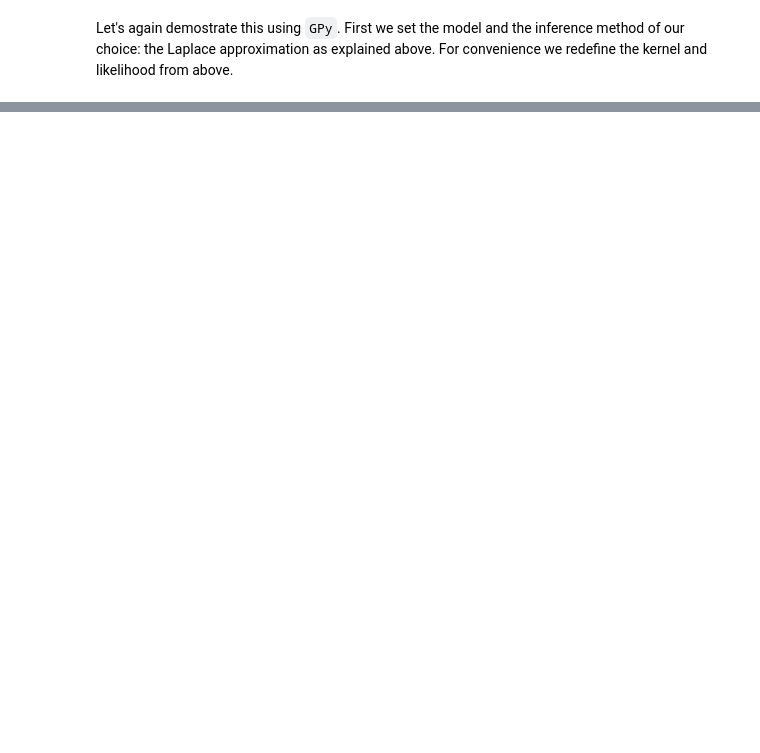
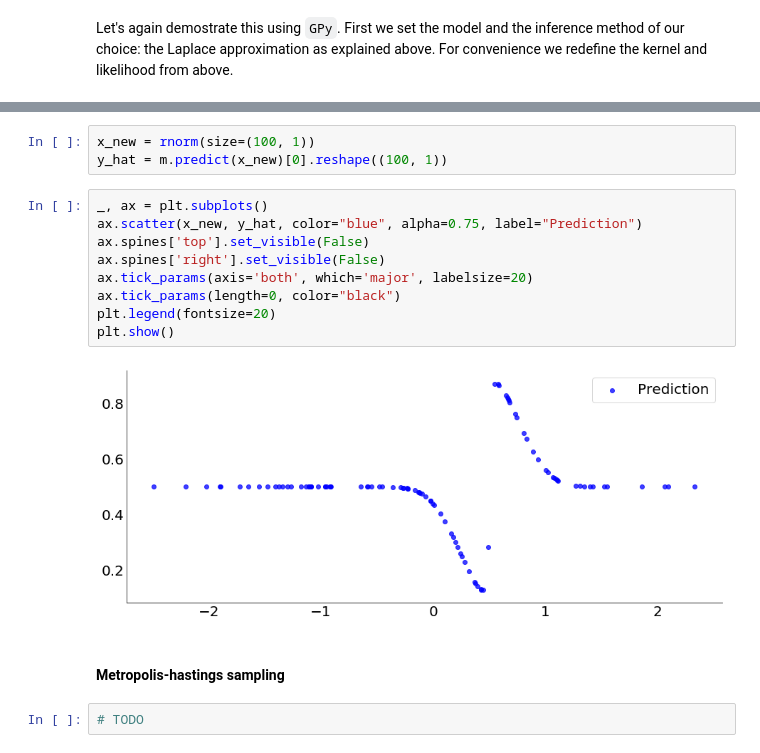
Before and after one commit to dirmeier/etudes, a Jupyter notebook: 03-gaussian_process_classification.ipynb, the cells around one changed output, grey strips where cells are left out. Saved outputs shown, nothing was run; the diff lists cells and outputs as text; blank space fills up the shorter version.

```diff
--- a/03-gaussian_process_classification.ipynb
+++ b/03-gaussian_process_classification.ipynb
@@ -236,0 +230,18 @@ where $\mathbf{W} =  - \nabla \nabla \log (\mathbf{y} \mid \mathbf{f})$.
+# %%
+x_new = rnorm(size=(100, 1))
+y_hat = m.predict(x_new)[0].reshape((100, 1))
+# %%
+_, ax = plt.subplots()
+ax.scatter(x_new, y_hat, color="blue", alpha=0.75, label="Prediction")
+ax.spines['top'].set_visible(False)
+ax.spines['right'].set_visible(False)
+ax.tick_params(axis='both', which='major', labelsize=20)
+ax.tick_params(length=0, color="black")
+plt.legend(fontsize=20)
+plt.show()
+# %% [output]
+[figure, added]
+# %% [markdown]
+#### Metropolis-hastings sampling
+# %%
+# TODO
```
Also changed, not shown: parts of 19 cells of this notebook, 2 other files.
